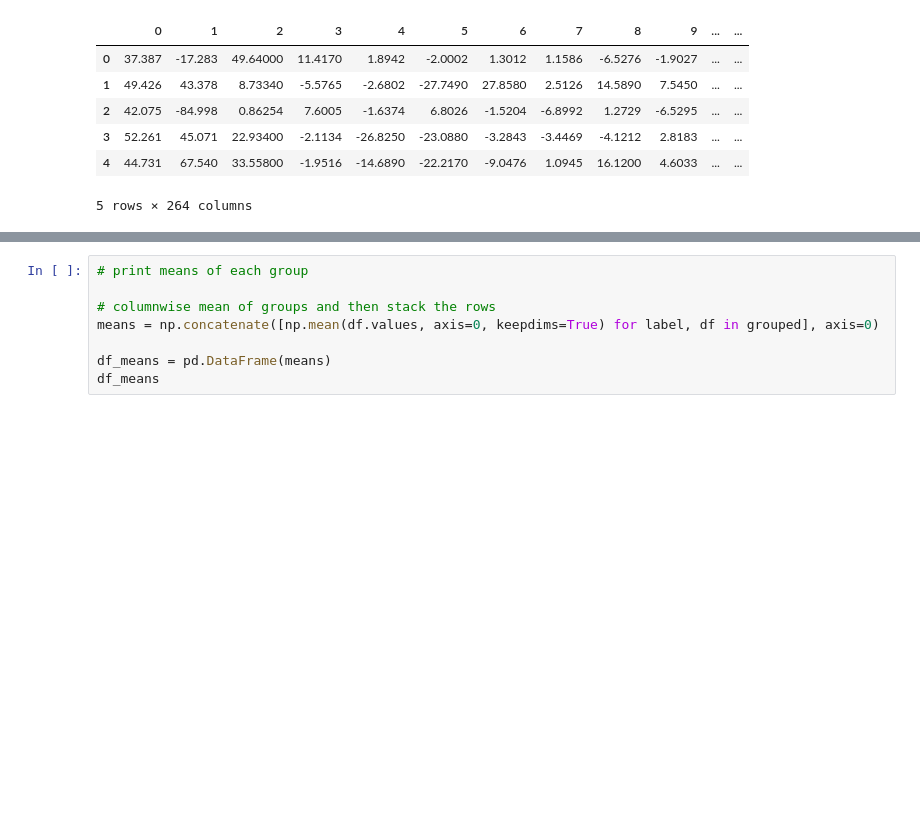
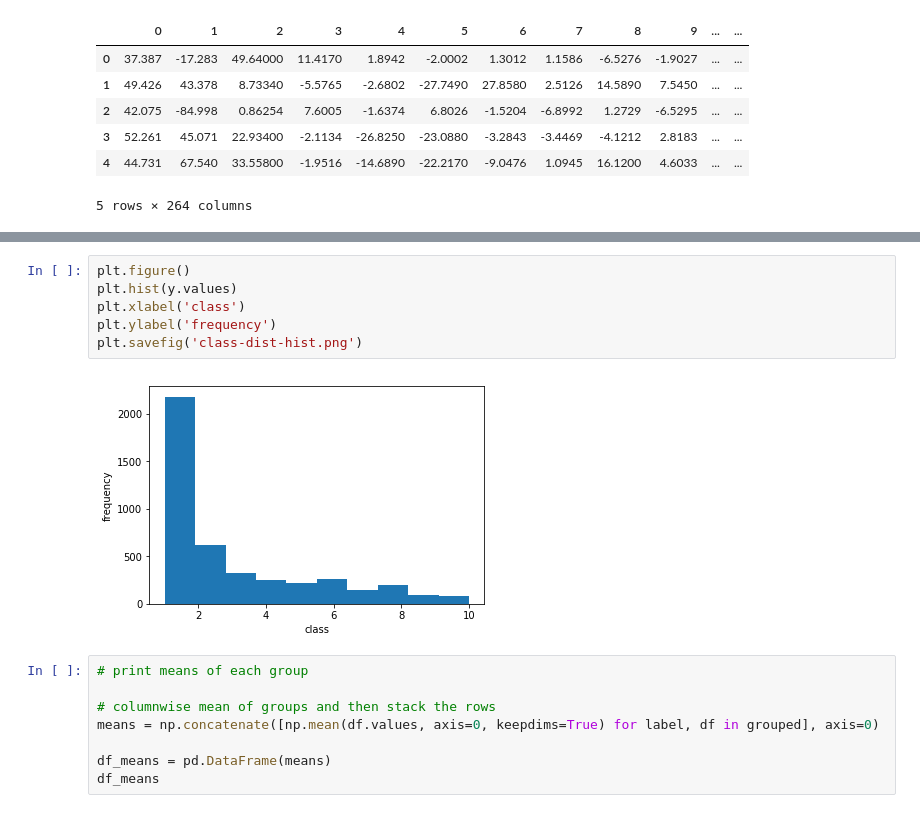
Before and after one commit to akskuchi/mlbp-project, a Jupyter notebook: data-exploration.ipynb, the cells around one changed output, grey strips where cells are left out. Drawn from its saved outputs; the diff is of its cells as text; blank space fills up the shorter version.

```diff
--- a/data-exploration.ipynb
+++ b/data-exploration.ipynb
@@ -84,6 +86,14 @@ Group 10 has 86 samples
 [figure]
 [figure]
 [figure]
+# %%
+plt.figure()
+plt.hist(y.values)
+plt.xlabel('class')
+plt.ylabel('frequency')
+plt.savefig('class-dist-hist.png')
+# %% [output]
+[figure, added]
 # %%
 # print means of each group
 
```
Also changed, not shown: parts of 4 cells of this notebook, 5 other files.
